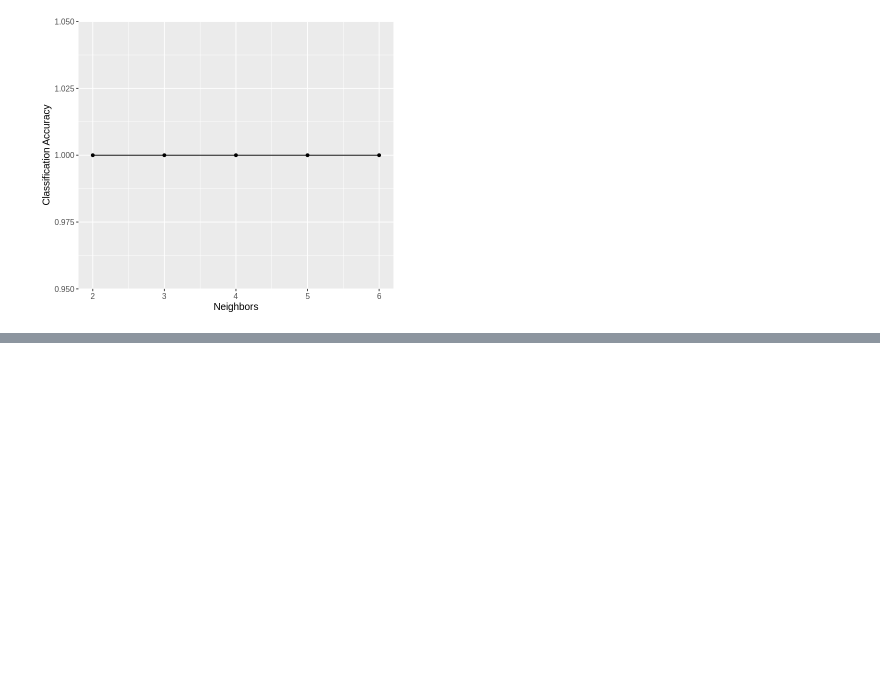
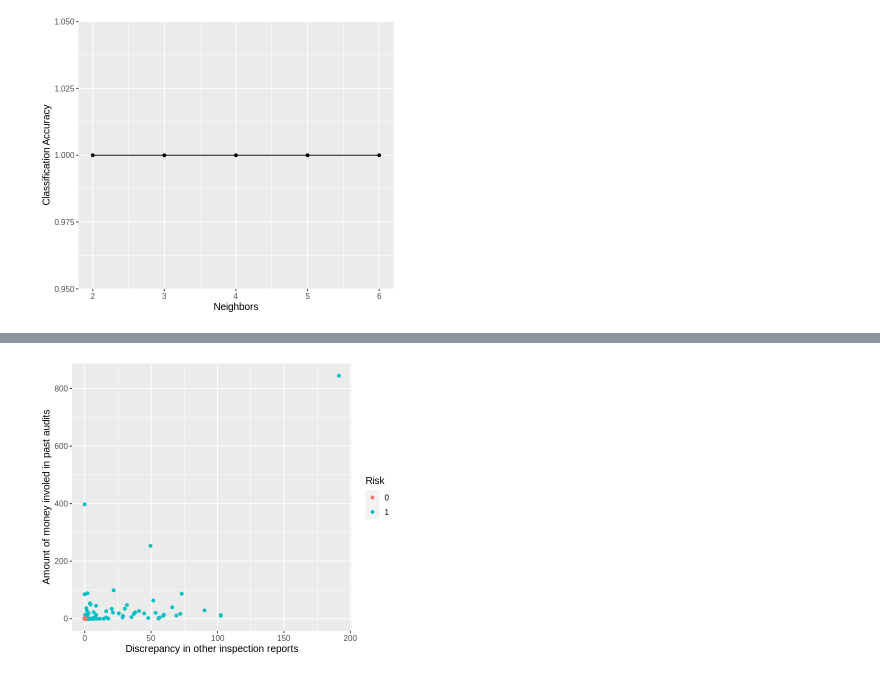
Before and after one commit to sgvjlee23/DSCI1002023SGroup6, a Jupyter notebook: audit_classification.ipynb, the cells around one changed output, grey strips where cells are left out. Cells and saved outputs as stored; diff of their text form; code cells hidden in the pictures; blank space fills up the shorter version.

Commit message:
plots done
1

```diff
--- a/audit_classification.ipynb
+++ b/audit_classification.ipynb
@@ -207,0 +208,9 @@ A tibble: 5 × 7
+# %%
+options(repr.plot.height = 5, repr.plot.width = 6)
+predictors_comparison <- ggplot(trial_test, aes(x = TOTAL, y = Money_Value, color = Risk)) +
+                    geom_point() +
+                    labs(x = "Discrepancy in other inspection reports", y = "Amount of money involed in past audits", color = "Risk") +
+                    theme(text = element_text(size = 12))
+predictors_comparison
+# %% [output]
+[figure, added]
```
Also changed, not shown: parts of 4 cells of this notebook.
